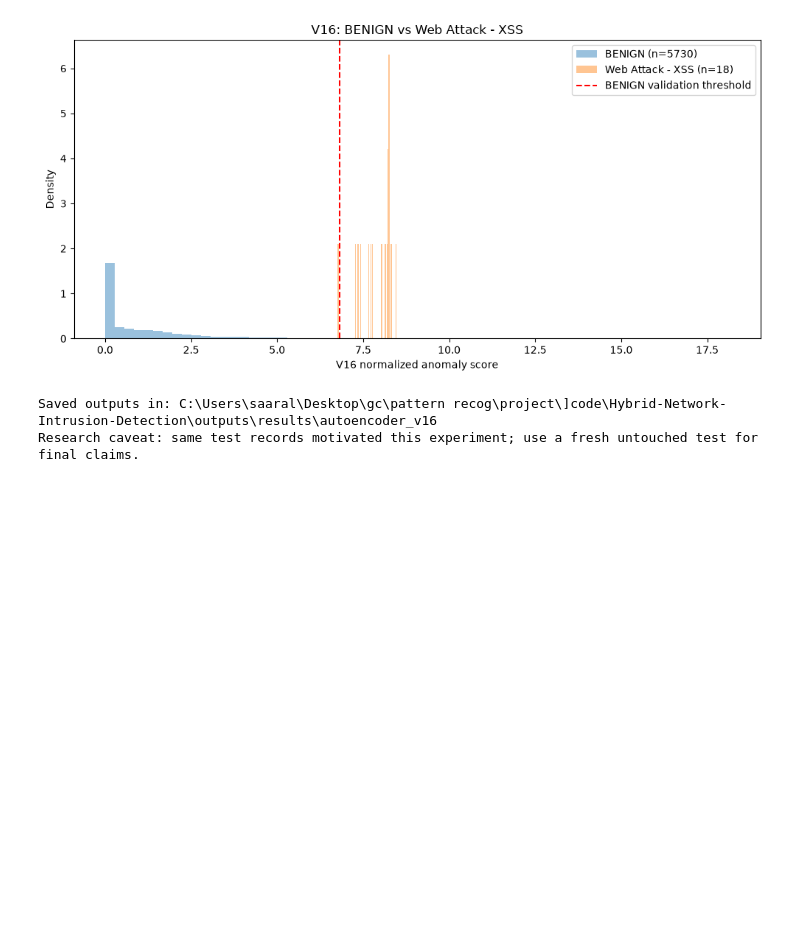
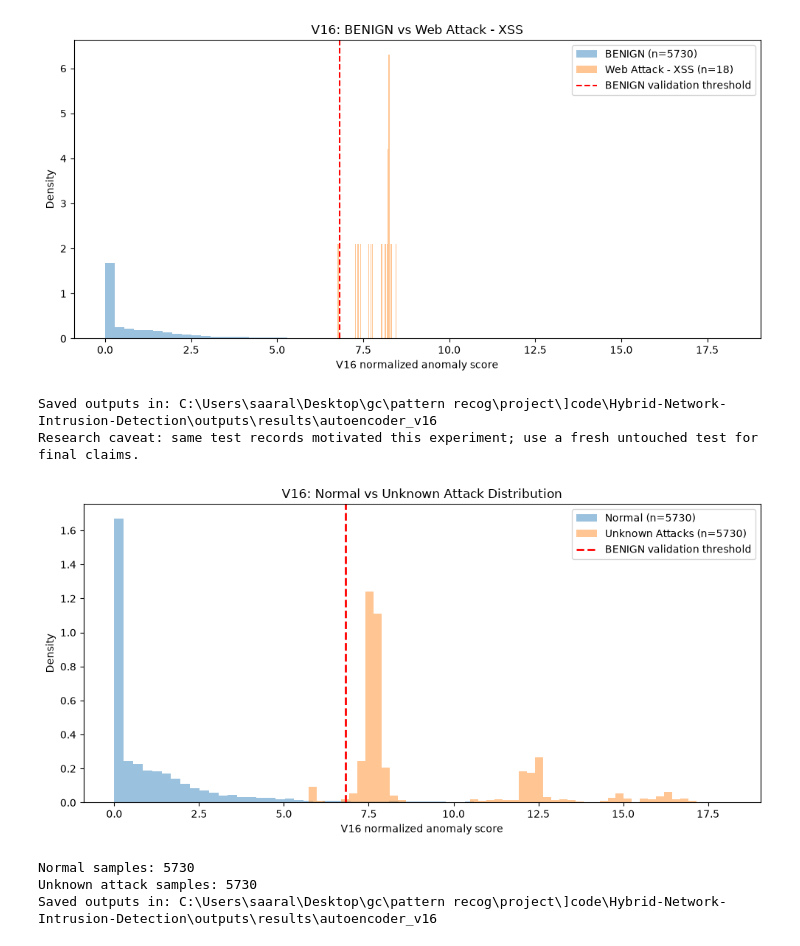
Before and after one commit to harshita-kode/Hybrid-Network-Intrusion-Detection, a Jupyter notebook: notebooks/03_testing_v15.ipynb, the cells around one changed output. Cells and saved outputs as stored; diff of their text form; code cells hidden in the pictures; blank space fills up the shorter version.

```diff
--- a/notebooks/03_testing_v15.ipynb
+++ b/notebooks/03_testing_v15.ipynb
@@ -196,3 +196,77 @@ print('Research caveat: same test records motivated this experiment; use a fresh
 [figure]
 Saved outputs in: C:\Users\saaral\Desktop\gc\pattern recog\project\]code\Hybrid-Network-Intrusion-Detection\outputs\results\autoencoder_v16
 Research caveat: same test records motivated this experiment; use a fresh untouched test for final claims.
+# %%
+
+# ============================================================
+# V16: BENIGN vs UNKNOWN ATTACKS
+# ============================================================
+
+unknown_classes = [
+    'Web Attack - XSS',
+    'FTP-Patator',
+    'DoS Slowhttptest'
+]
+
+# Normal traffic
+normal_mask = labels == 'BENIGN'
+
+# Combine all unknown attack classes
+unknown_mask = np.isin(labels, unknown_classes)
+
+# Get anomaly scores
+normal_scores = test_scores['V16 normalized mean'][normal_mask]
+unknown_scores = test_scores['V16 normalized mean'][unknown_mask]
+
+# Plot histogram
+fig, ax = plt.subplots(figsize=(10, 5))
+
+ax.hist(
+    normal_scores,
+    bins=65,
+    density=True,
+    alpha=0.45,
+    label=f'Normal (n={normal_mask.sum()})'
+)
+
+ax.hist(
+    unknown_scores,
+    bins=65,
+    density=True,
+    alpha=0.45,
+    label=f'Unknown Attacks (n={unknown_mask.sum()})'
+)
+
+# Threshold from BENIGN validation data
+ax.axvline(
+    thresholds['V16 normalized mean'],
+    color='red',
+    linestyle='--',
+    linewidth=2,
+    label='BENIGN validation threshold'
+)
+
+ax.set(
+    xlabel='V16 normalized anomaly score',
+    ylabel='Density',
+    title='V16: Normal vs Unknown Attack Distribution'
+)
+
+ax.legend()
+plt.tight_layout()
+
+plt.savefig(
+    RESULTS_DIR / 'v16_normal_vs_unknown_histogram.png',
+    dpi=160
+)
+
+plt.show()
+
+print('Normal samples:', normal_mask.sum())
+print('Unknown attack samples:', unknown_mask.sum())
+print('Saved outputs in:', RESULTS_DIR)
+# %% [output]
+[figure, added]
+Normal samples: 5730
+Unknown attack samples: 5730
+Saved outputs in: C:\Users\saaral\Desktop\gc\pattern recog\project\]code\Hybrid-Network-Intrusion-Detection\outputs\results\autoencoder_v16
```
